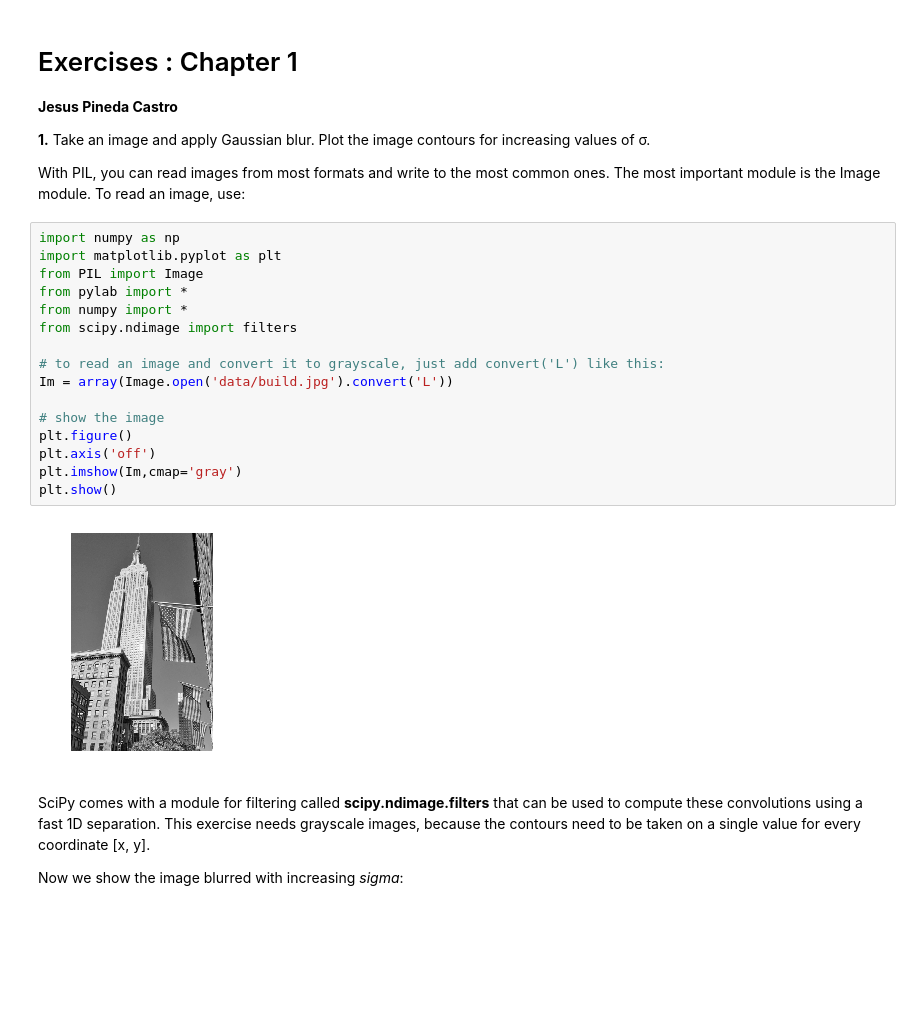
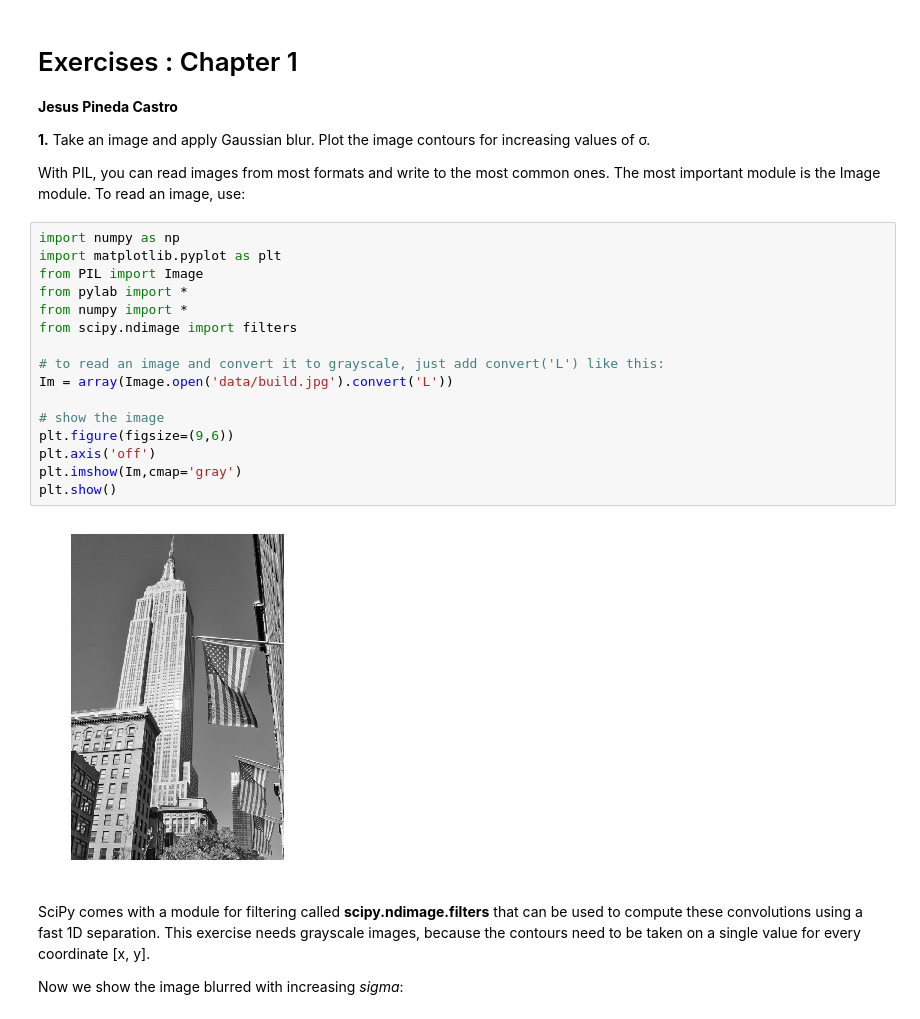
Before and after one commit to opi-lab/preliminares-JesusPinedaC, a Jupyter notebook: ch01-ex1.ipynb, the cells around one changed output. Cells and saved outputs as stored; diff of their text form; blank space fills up the shorter version.

```diff
--- a/ch01-ex1.ipynb
+++ b/ch01-ex1.ipynb
@@ -8,21 +8,21 @@ With PIL, you can read images from most formats and write to the most common one
 # %%
 import numpy as np
 import matplotlib.pyplot as plt
 from PIL import Image
 from pylab import *
 from numpy import *
 from scipy.ndimage import filters
 
 # to read an image and convert it to grayscale, just add convert('L') like this:
 Im = array(Image.open('data/build.jpg').convert('L'))
 
 # show the image
-plt.figure()
+plt.figure(figsize=(9,6))
 plt.axis('off')
 plt.imshow(Im,cmap='gray')
 plt.show()
 # %% [output]
-[figure, old version]
+[figure, new version]
 # %% [markdown]
 SciPy comes with a module for filtering called **scipy.ndimage.filters** that can be used to compute these convolutions using a fast 1D separation. This exercise needs grayscale images, because the contours need to be taken on a single value for every coordinate [x, y].
 
```
Also changed, not shown: parts of 1 cell of this notebook.
